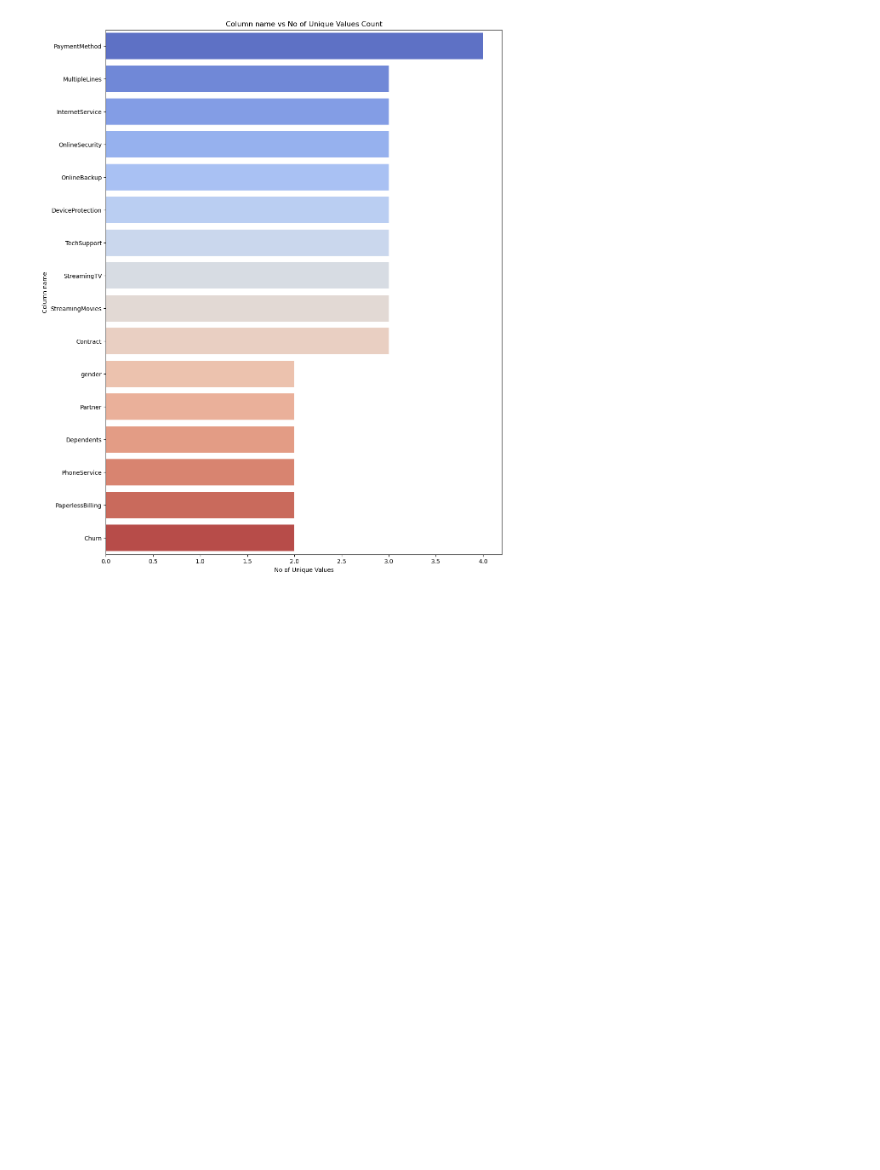
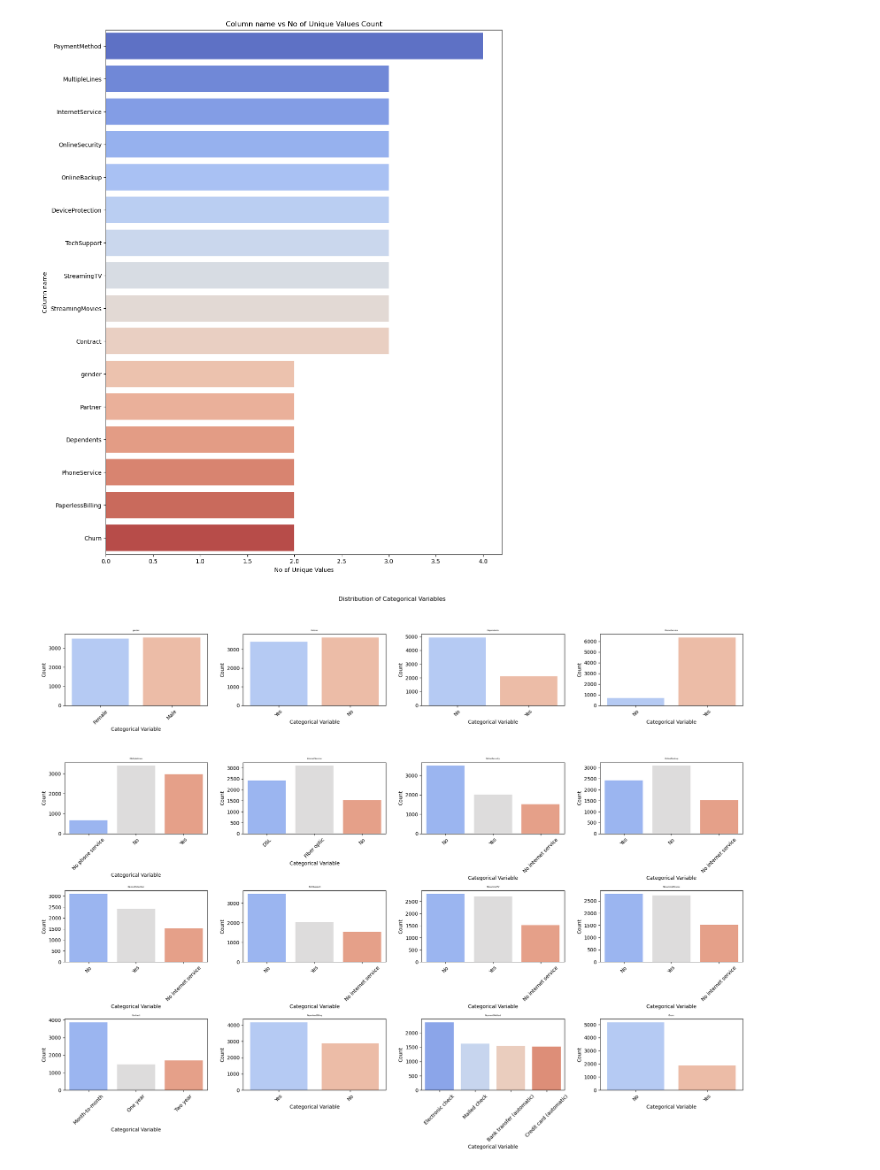
Before and after one commit to manishbhatia7/ML-Projects, a Jupyter notebook: Public Datasets/Customer Churn Prediction Telecom Services/notebook.ipynb, the cells around one changed output. Drawn from its saved outputs; the diff is of its cells as text; code cells hidden in the pictures; blank space fills up the shorter version.

Commit message:
Data Updated

```diff
--- a/Public Datasets/Customer Churn Prediction Telecom Services/notebook.ipynb
+++ b/Public Datasets/Customer Churn Prediction Telecom Services/notebook.ipynb
@@ -104,3 +104,19 @@ plt.title('Column name vs No of Unique Values Count')
 plt.show()
 # %% [output]
 [figure]
+# %%
+fig,axes=plt.subplots(4,4,figsize=(20,16))
+fig.suptitle('Distribution of Categorical Variables')
+axes=axes.flatten()
+for i,col in enumerate(unique_values_df['Column name']):
+    sns.countplot(x=data[col],ax=axes[i],palette='coolwarm')
+    axes[i].set_title(col,fontsize=4)
+    axes[i].set_xlabel("Categorical Variable")
+    axes[i].set_ylabel("Count")
+    axes[i].tick_params(axis='x',rotation=45)
+for j in range(i+1,len(axes)):
+    fig.delaxes(axes[j])
+plt.tight_layout(rect=[0,0,1,0.95])
+plt.show()
+# %% [output]
+[figure, added]
```
Also changed, not shown: 1 other file.
